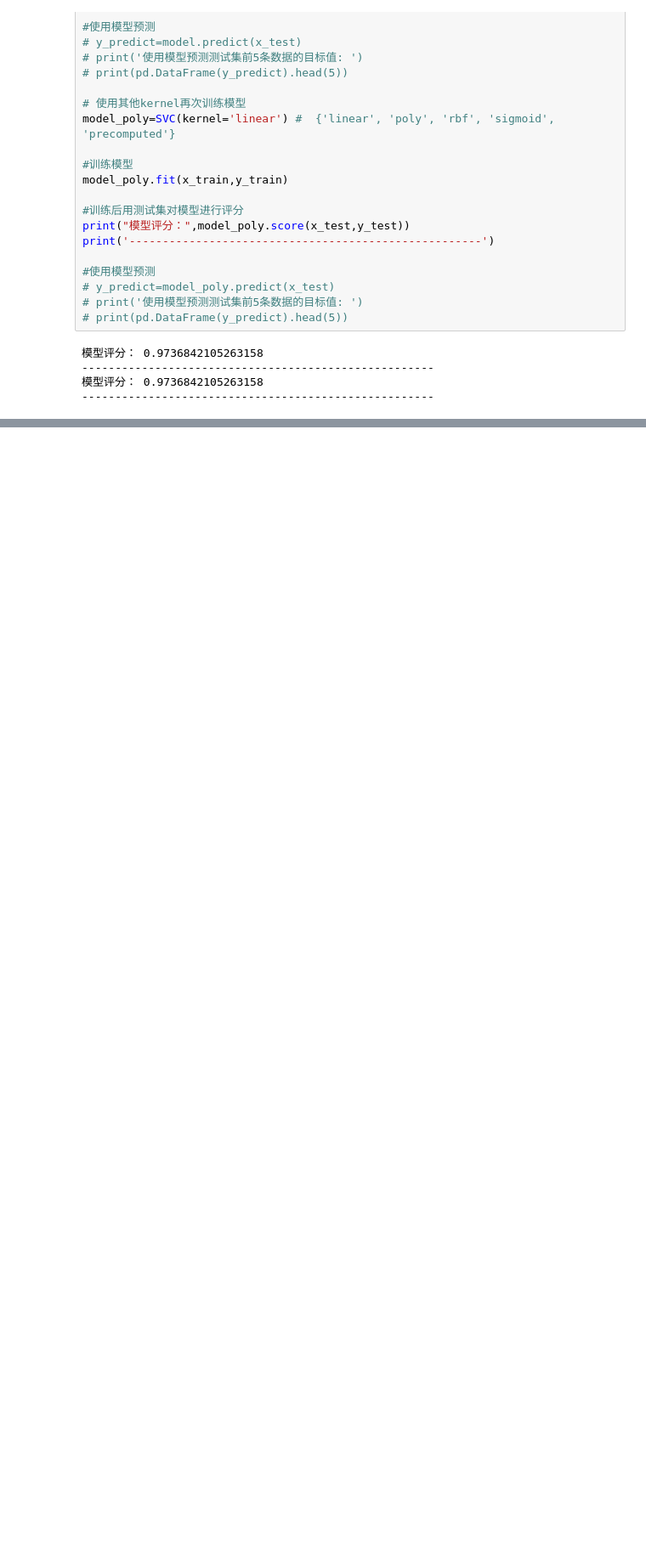
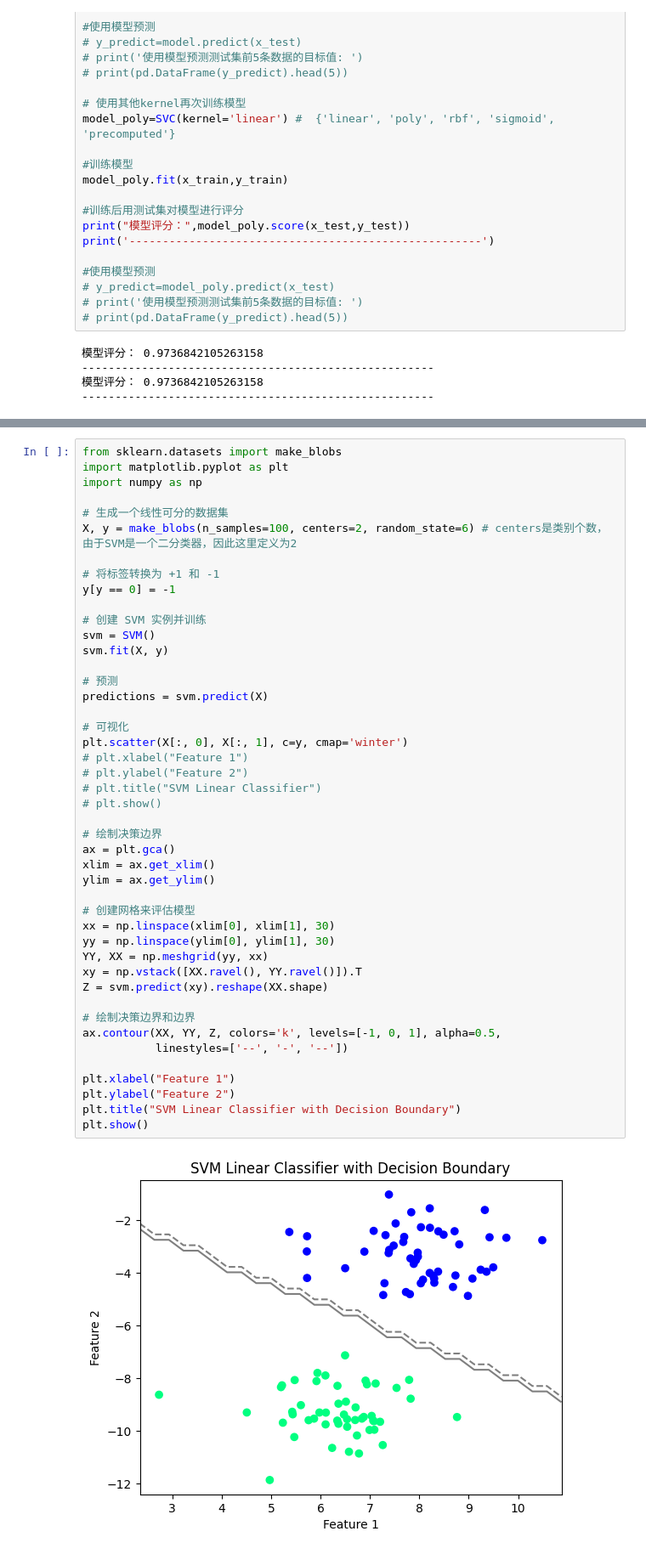
Before and after one commit to hcheng1005/about_Radar, a Jupyter notebook: 机器学习篇/svm.ipynb, the cells around one changed output, grey strips where cells are left out. Shown: that part at 85% size. Drawn from its saved outputs; the diff is of its cells as text; blank space fills up the shorter version.

```diff
--- a/机器学习篇/svm.ipynb
+++ b/机器学习篇/svm.ipynb
@@ -94,0 +166,47 @@ print('-----------------------------------------------------')
+# %%
+from sklearn.datasets import make_blobs
+import matplotlib.pyplot as plt
+import numpy as np
+
+# 生成一个线性可分的数据集
+X, y = make_blobs(n_samples=100, centers=2, random_state=6) # centers是类别个数，由于SVM是一个二分类器，因此这里定义为2
+
+# 将标签转换为 +1 和 -1
+y[y == 0] = -1
+
+# 创建 SVM 实例并训练
+svm = SVM()
+svm.fit(X, y)
+
+# 预测
+predictions = svm.predict(X)
+
+# 可视化
+plt.scatter(X[:, 0], X[:, 1], c=y, cmap='winter')
+# plt.xlabel("Feature 1")
+# plt.ylabel("Feature 2")
+# plt.title("SVM Linear Classifier")
+# plt.show()
+
+# 绘制决策边界
+ax = plt.gca()
+xlim = ax.get_xlim()
+ylim = ax.get_ylim()
+
+# 创建网格来评估模型
+xx = np.linspace(xlim[0], xlim[1], 30)
+yy = np.linspace(ylim[0], ylim[1], 30)
+YY, XX = np.meshgrid(yy, xx)
+xy = np.vstack([XX.ravel(), YY.ravel()]).T
+Z = svm.predict(xy).reshape(XX.shape)
+
+# 绘制决策边界和边界
+ax.contour(XX, YY, Z, colors='k', levels=[-1, 0, 1], alpha=0.5,
+           linestyles=['--', '-', '--'])
+
+plt.xlabel("Feature 1")
+plt.ylabel("Feature 2")
+plt.title("SVM Linear Classifier with Decision Boundary")
+plt.show()
+# %% [output]
+[figure, added]
```
Also changed, not shown: parts of 10 cells of this notebook, 10 other files.
